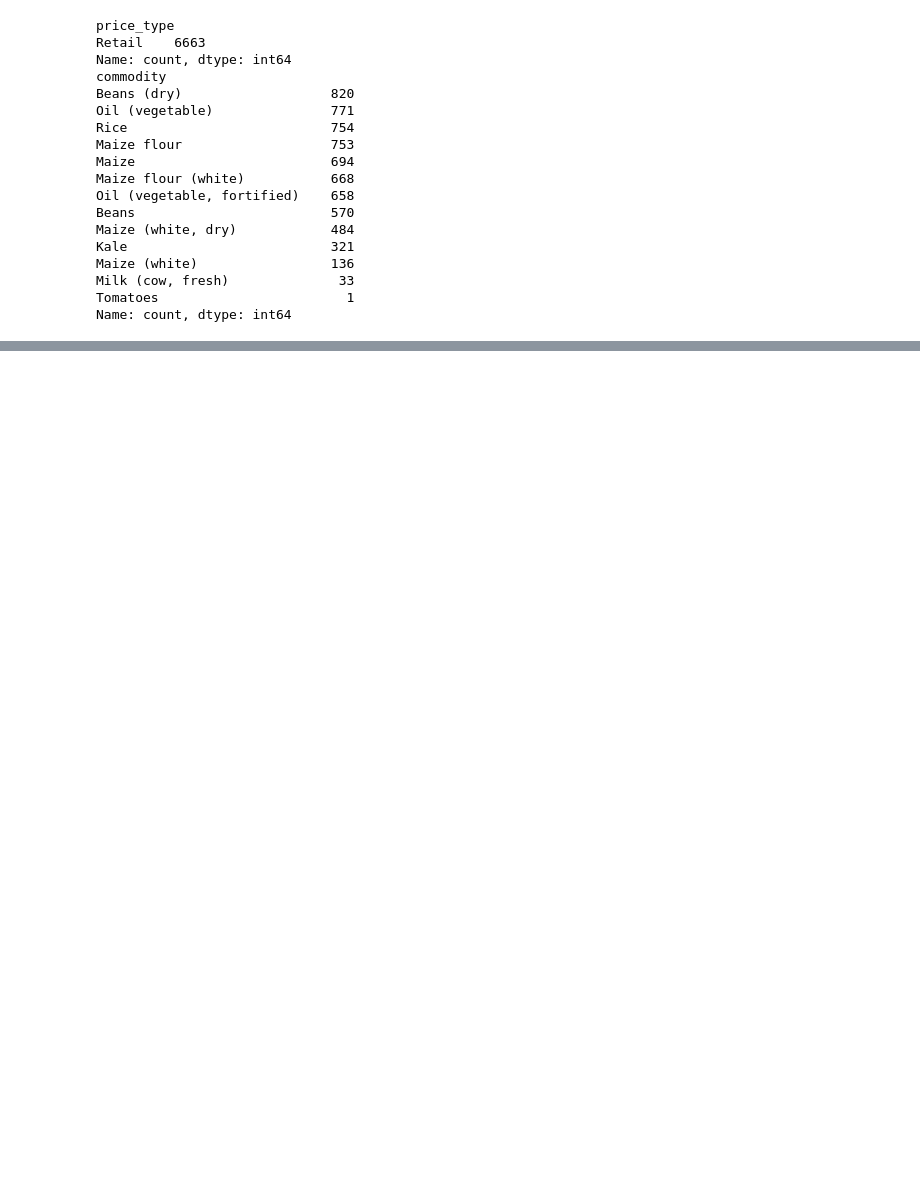
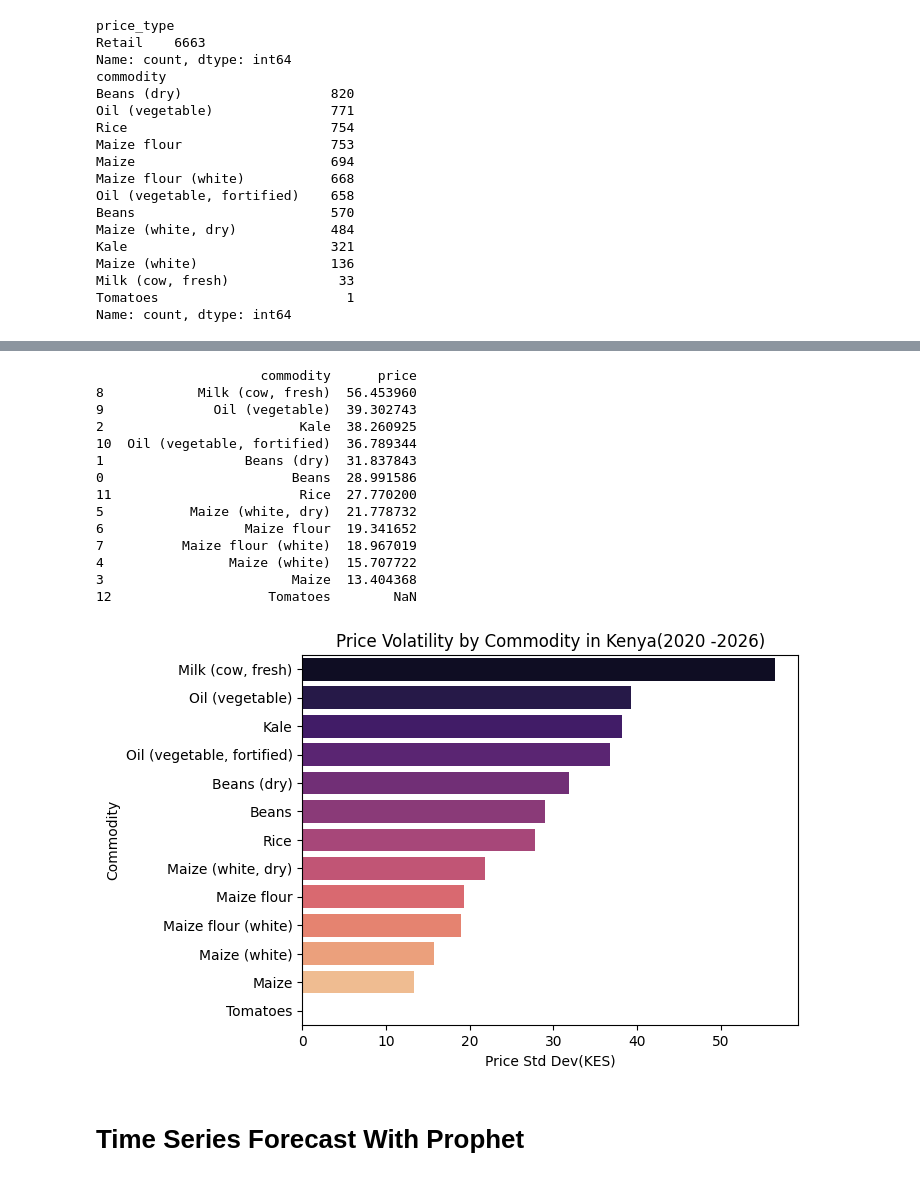
Before and after one commit to Wawira-Muthoni/Kenya_Food_Price-Analytics, a Jupyter notebook: Kenya_food_price_analytics.ipynb, the cells around one changed output, grey strips where cells are left out. Drawn from its saved outputs; the diff is of its cells as text; code cells hidden in the pictures; blank space fills up the shorter version.

```diff
--- a/Kenya_food_price_analytics.ipynb
+++ b/Kenya_food_price_analytics.ipynb
@@ -150,0 +196,30 @@ SyntaxError: invalid syntax. Perhaps you forgot a comma? (3967689566.py, line 12
+# %%
+# Calculate the price volatility (std dev ) for each commodity
+
+avg_price_commodity =df.groupby('commodity')['price'].std().reset_index().sort_values(by='price',ascending=False)
+print(avg_price_commodity)
+
+sns.barplot(data=avg_price_commodity,x='price',y='commodity',hue='commodity',palette='magma',legend=False)
+plt.title('Price Volatility by Commodity in Kenya(2020 -2026)')
+plt.xlabel('Price Std Dev(KES)')
+plt.ylabel('Commodity')
+plt.savefig('volatility_chart.png', bbox_inches='tight')
+plt.show()
+# %% [output]
+                     commodity      price
+8            Milk (cow, fresh)  56.453960
+9              Oil (vegetable)  39.302743
+2                         Kale  38.260925
+10  Oil (vegetable, fortified)  36.789344
+1                  Beans (dry)  31.837843
+0                        Beans  28.991586
+11                        Rice  27.770200
+5           Maize (white, dry)  21.778732
+6                  Maize flour  19.341652
+7          Maize flour (white)  18.967019
+4                Maize (white)  15.707722
+3                        Maize  13.404368
+12                    Tomatoes        NaN
+[figure, added]
+# %% [markdown]
+# Time Series Forecast With Prophet
```
Also changed, not shown: parts of 15 cells of this notebook.
